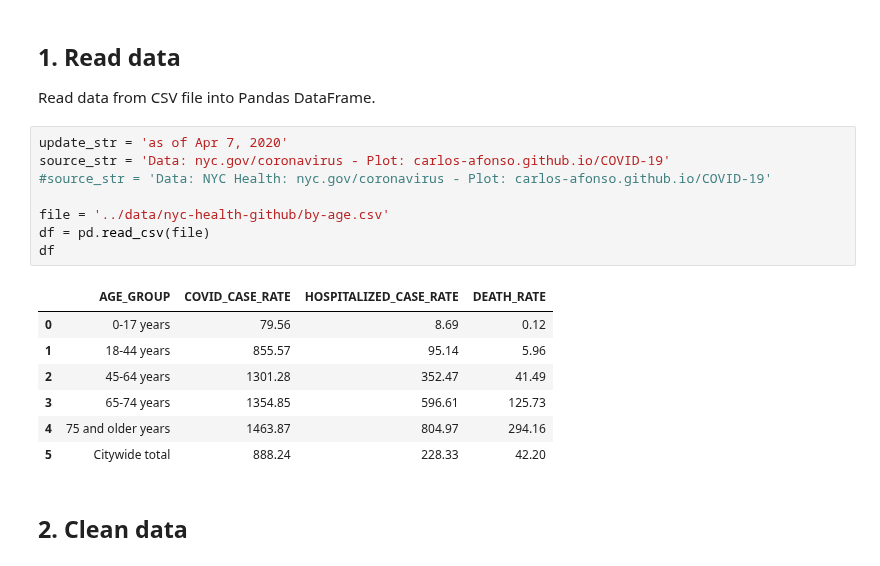
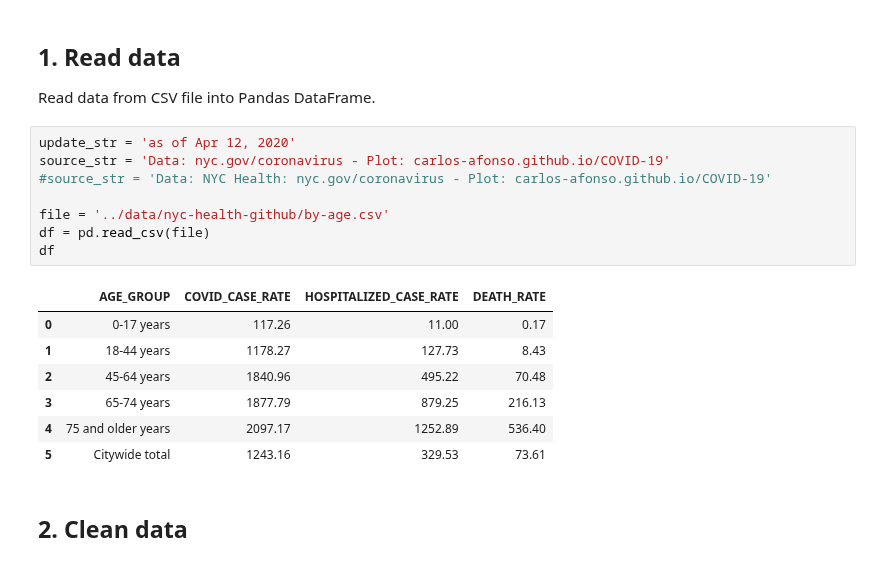
Before and after one commit to carlos-afonso/COVID-19, a Jupyter notebook: notebooks/nyc-covid-19-by-age.ipynb, the cells around one changed output. Drawn from its saved outputs; the diff is of its cells as text.

```diff
--- a/notebooks/nyc-covid-19-by-age.ipynb
+++ b/notebooks/nyc-covid-19-by-age.ipynb
@@ -10,21 +10,21 @@ import pandas as pd
 
 Read data from CSV file into Pandas DataFrame.
 # %%
-update_str = 'as of Apr 7, 2020'
+update_str = 'as of Apr 12, 2020'
 source_str = 'Data: nyc.gov/coronavirus - Plot: carlos-afonso.github.io/COVID-19'
 #source_str = 'Data: NYC Health: nyc.gov/coronavirus - Plot: carlos-afonso.github.io/COVID-19'
 
 file = '../data/nyc-health-github/by-age.csv'
 df = pd.read_csv(file)
 df
 # %% [output]
 |  | AGE_GROUP | COVID_CASE_RATE | HOSPITALIZED_CASE_RATE | DEATH_RATE |
-| 0 | 0-17 years | 79.56 | 8.69 | 0.12 |
-| 1 | 18-44 years | 855.57 | 95.14 | 5.96 |
-| 2 | 45-64 years | 1301.28 | 352.47 | 41.49 |
-| 3 | 65-74 years | 1354.85 | 596.61 | 125.73 |
-| 4 | 75 and older years | 1463.87 | 804.97 | 294.16 |
-| 5 | Citywide total | 888.24 | 228.33 | 42.20 |
+| 0 | 0-17 years | 117.26 | 11.00 | 0.17 |
+| 1 | 18-44 years | 1178.27 | 127.73 | 8.43 |
+| 2 | 45-64 years | 1840.96 | 495.22 | 70.48 |
+| 3 | 65-74 years | 1877.79 | 879.25 | 216.13 |
+| 4 | 75 and older years | 2097.17 | 1252.89 | 536.40 |
+| 5 | Citywide total | 1243.16 | 329.53 | 73.61 |
 # %% [markdown]
 ## 2. Clean data
 # %%
```
Also changed, not shown: parts of 2 cells of this notebook, 12 other files.
